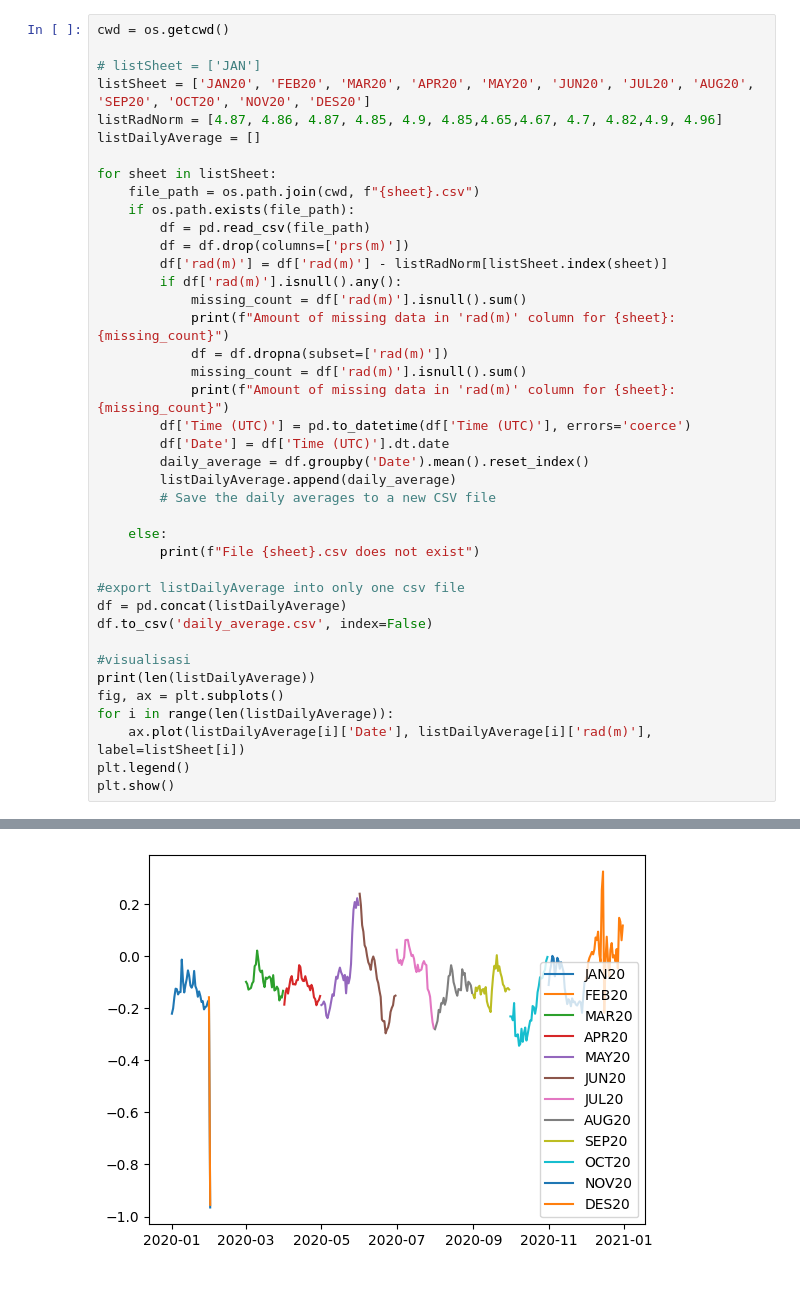
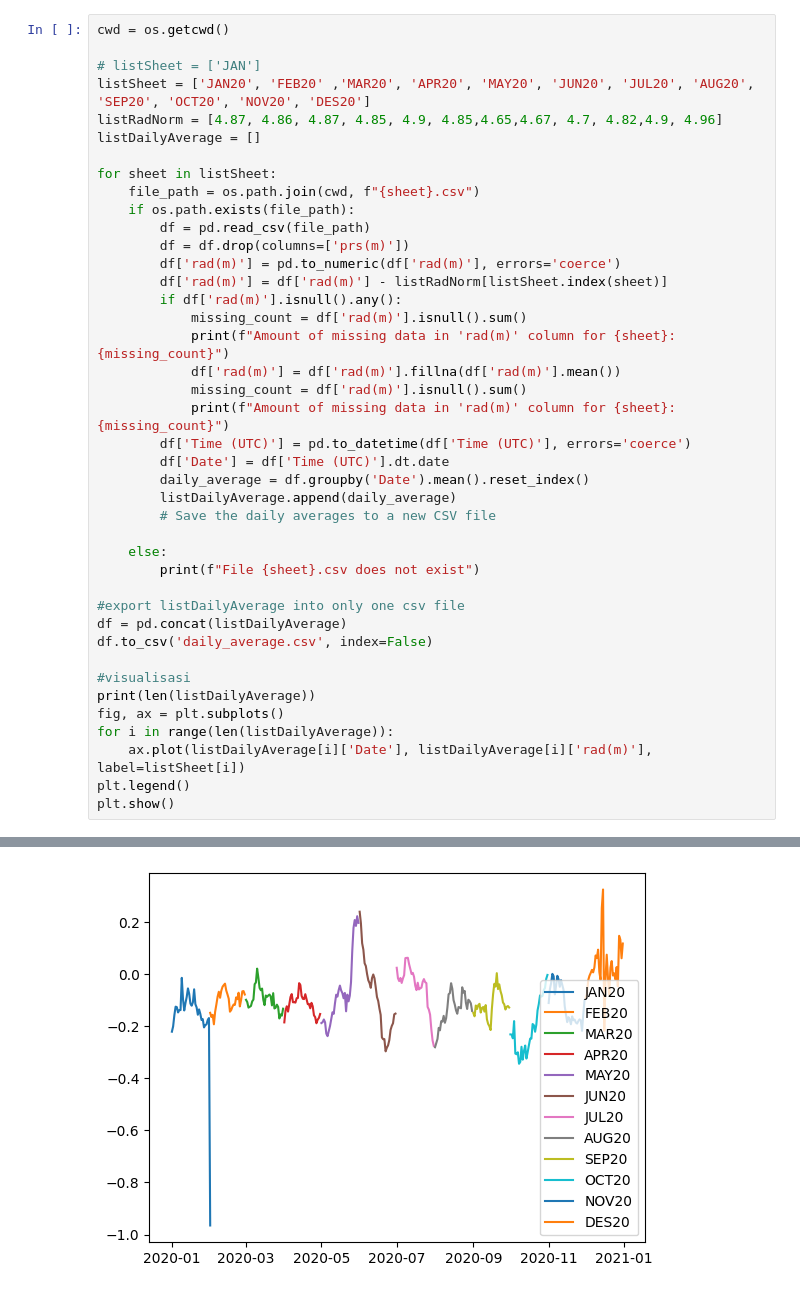
Before and after one commit to sevinadewi/Project-Capstone-Bangkit-Melaut, a Jupyter notebook: Machine Learning/Tidal Data Per Minute/2020/averaging_data.ipynb, the cells around one changed output, grey strips where cells are left out. Cells and saved outputs as stored; diff of their text form.

```diff
--- a/Machine Learning/Tidal Data Per Minute/2020/averaging_data.ipynb
+++ b/Machine Learning/Tidal Data Per Minute/2020/averaging_data.ipynb
@@ -7,7 +6,7 @@ import matplotlib.pyplot as plt
 cwd = os.getcwd()
 
 # listSheet = ['JAN']
-listSheet = ['JAN20', 'FEB20', 'MAR20', 'APR20', 'MAY20', 'JUN20', 'JUL20', 'AUG20', 'SEP20', 'OCT20', 'NOV20', 'DES20']
+listSheet = ['JAN20', 'FEB20' ,'MAR20', 'APR20', 'MAY20', 'JUN20', 'JUL20', 'AUG20', 'SEP20', 'OCT20', 'NOV20', 'DES20']
 listRadNorm = [4.87, 4.86, 4.87, 4.85, 4.9, 4.85,4.65,4.67, 4.7, 4.82,4.9, 4.96]
 listDailyAverage = []
 
@@ -16,11 +15,12 @@ for sheet in listSheet:
     if os.path.exists(file_path):
         df = pd.read_csv(file_path)
         df = df.drop(columns=['prs(m)'])
+        df['rad(m)'] = pd.to_numeric(df['rad(m)'], errors='coerce')
         df['rad(m)'] = df['rad(m)'] - listRadNorm[listSheet.index(sheet)]
         if df['rad(m)'].isnull().any():
             missing_count = df['rad(m)'].isnull().sum()
             print(f"Amount of missing data in 'rad(m)' column for {sheet}: {missing_count}")
-            df = df.dropna(subset=['rad(m)'])
+            df['rad(m)'] = df['rad(m)'].fillna(df['rad(m)'].mean())
             missing_count = df['rad(m)'].isnull().sum()
             print(f"Amount of missing data in 'rad(m)' column for {sheet}: {missing_count}")
         df['Time (UTC)'] = pd.to_datetime(df['Time (UTC)'], errors='coerce')
@@ -60,5 +60,5 @@ Amount of missing data in 'rad(m)' column for JUL20: 0
 Amount of missing data in 'rad(m)' column for OCT20: 0
 Amount of missing data in 'rad(m)' column for NOV20: 2
 Amount of missing data in 'rad(m)' column for NOV20: 0
 12
-[figure, old version]
+[figure, new version]
```
Also changed, not shown: parts of 3 cells of this notebook, 10 other files.
